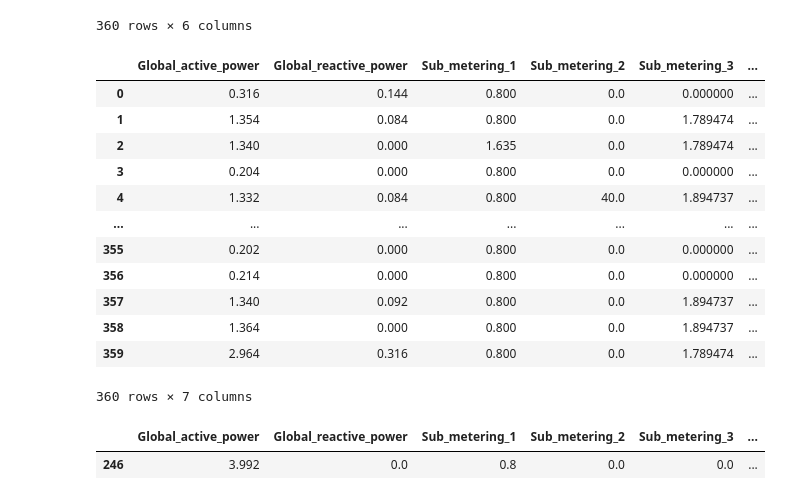
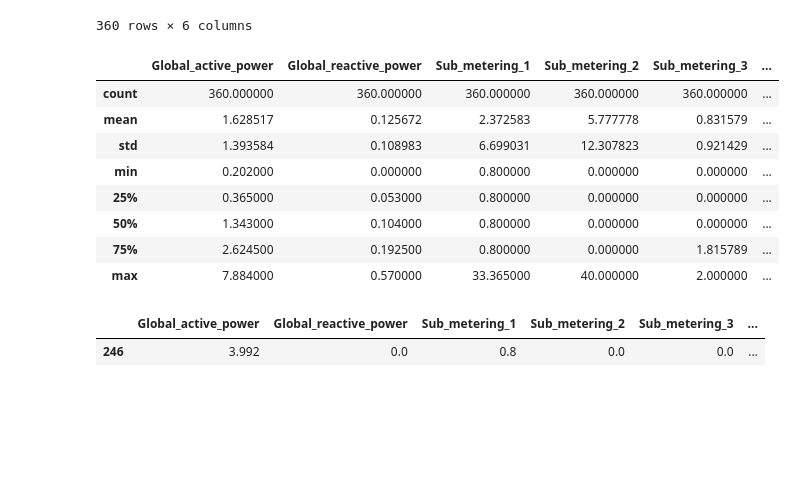
Before and after one commit to tech-david/DSC570, a Jupyter notebook: Topic5/Topic5.ipynb, the cells around one changed output. Cells and saved outputs as stored; diff of their text form; code cells hidden in the pictures; blank space fills up the shorter version.

```diff
--- a/Topic5/Topic5.ipynb
+++ b/Topic5/Topic5.ipynb
@@ -526,21 +524,17 @@ df_friday_dec_22_predictions = pd.DataFrame(df_friday_dec_22_predictions,
 # %%
 df_friday_dec_22_predictions = df_friday_dec_22_predictions.assign(Seconds=df_friday_dec_22_predictions_seconds.values)
 # %%
-df_friday_dec_22_predictions
+df_friday_dec_22_predictions.describe()
 # %% [output]
 |  | Global_active_power | Global_reactive_power | Sub_metering_1 | Sub_metering_2 | Sub_metering_3 | ... |
-| 0 | 0.316 | 0.144 | 0.800 | 0.0 | 0.000000 | ... |
-| 1 | 1.354 | 0.084 | 0.800 | 0.0 | 1.789474 | ... |
-| 2 | 1.340 | 0.000 | 1.635 | 0.0 | 1.789474 | ... |
-| 3 | 0.204 | 0.000 | 0.800 | 0.0 | 0.000000 | ... |
-| 4 | 1.332 | 0.084 | 0.800 | 40.0 | 1.894737 | ... |
-| ... | ... | ... | ... | ... | ... | ... |
-| 355 | 0.202 | 0.000 | 0.800 | 0.0 | 0.000000 | ... |
-| 356 | 0.214 | 0.000 | 0.800 | 0.0 | 0.000000 | ... |
-| 357 | 1.340 | 0.092 | 0.800 | 0.0 | 1.894737 | ... |
-| 358 | 1.364 | 0.000 | 0.800 | 0.0 | 1.894737 | ... |
-| 359 | 2.964 | 0.316 | 0.800 | 0.0 | 1.789474 | ... |
+| count | 360.000000 | 360.000000 | 360.000000 | 360.000000 | 360.000000 | ... |
+| mean | 1.628517 | 0.125672 | 2.372583 | 5.777778 | 0.831579 | ... |
+| std | 1.393584 | 0.108983 | 6.699031 | 12.307823 | 0.921429 | ... |
+| min | 0.202000 | 0.000000 | 0.800000 | 0.000000 | 0.000000 | ... |
+| 25% | 0.365000 | 0.053000 | 0.800000 | 0.000000 | 0.000000 | ... |
+| 50% | 1.343000 | 0.104000 | 0.800000 | 0.000000 | 0.000000 | ... |
+| 75% | 2.624500 | 0.192500 | 0.800000 | 0.000000 | 1.815789 | ... |
+| max | 7.884000 | 0.570000 | 33.365000 | 40.000000 | 2.000000 | ... |
-360 rows × 7 columns
 # %%
 df_friday_dec_22_predictions.loc[(df_friday_dec_22_predictions['Seconds']==79320)]
 # %% [output]
```
Also changed, not shown: parts of 11 cells of this notebook.
